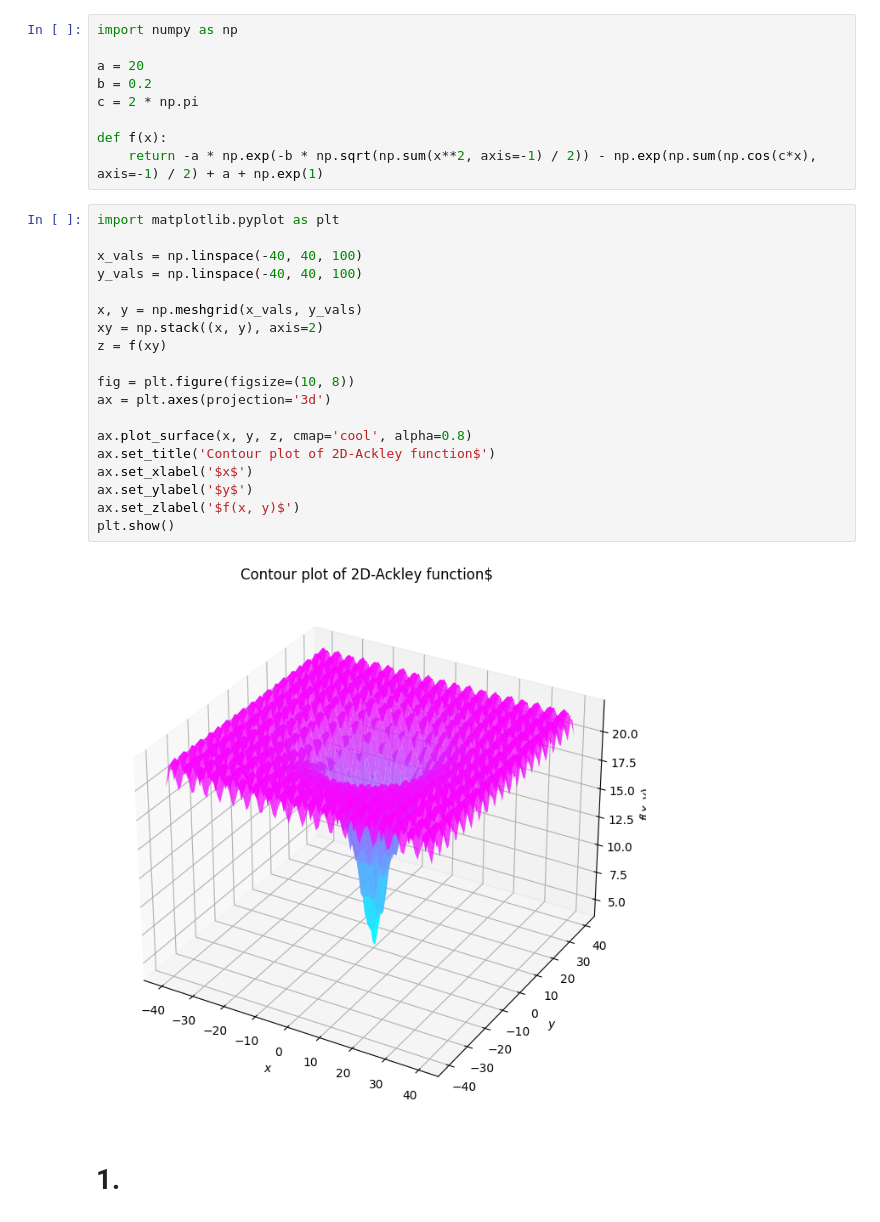
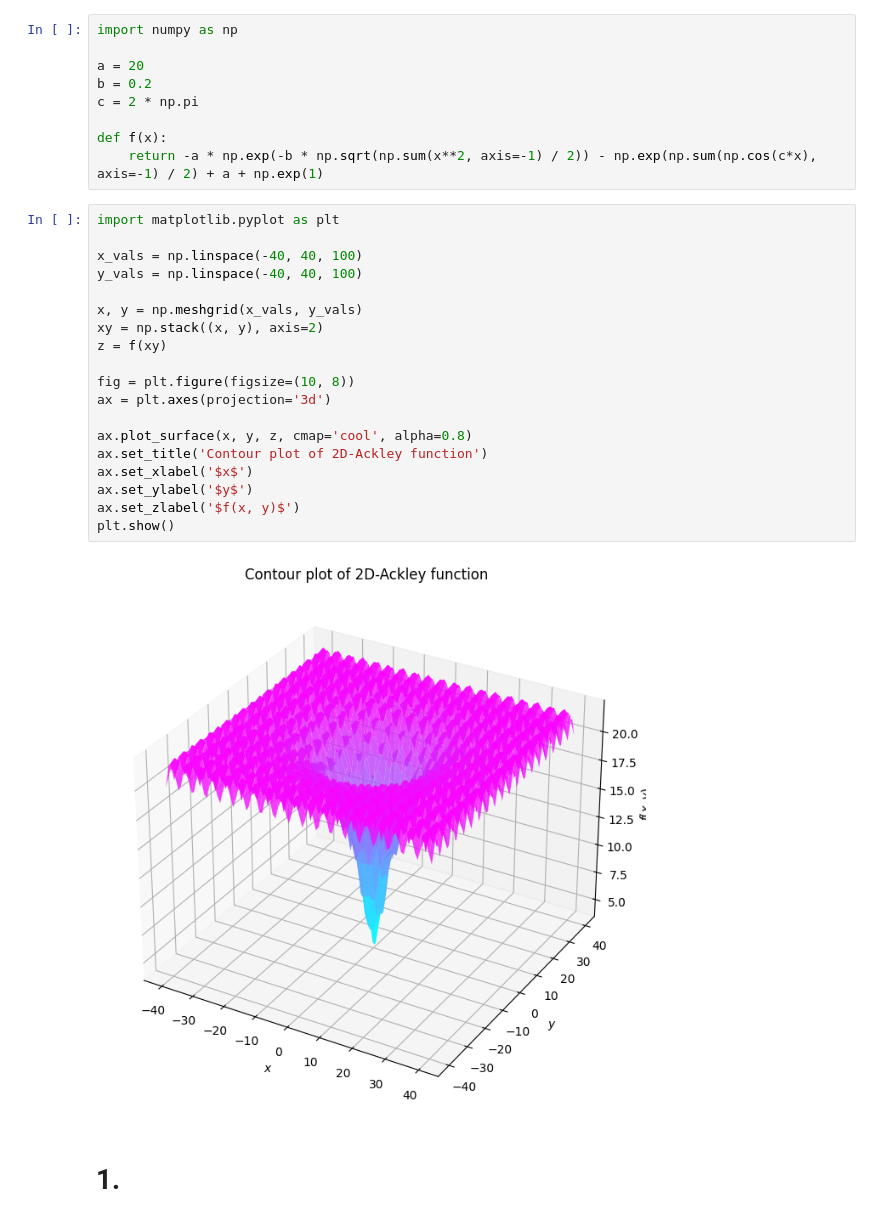
Before and after one commit to SiddharthYadav-v/DS401_Optimization_for_data_science, a Jupyter notebook: Assignment-2/solution.ipynb, the cells around one changed output. Drawn from its saved outputs; the diff is of its cells as text.

```diff
--- a/Assignment-2/solution.ipynb
+++ b/Assignment-2/solution.ipynb
@@ -14,24 +14,24 @@ def f(x):
 # %%
 import matplotlib.pyplot as plt
 
 x_vals = np.linspace(-40, 40, 100)
 y_vals = np.linspace(-40, 40, 100)
 
 x, y = np.meshgrid(x_vals, y_vals)
 xy = np.stack((x, y), axis=2)
 z = f(xy)
 
 fig = plt.figure(figsize=(10, 8))
 ax = plt.axes(projection='3d')
 
 ax.plot_surface(x, y, z, cmap='cool', alpha=0.8)
-ax.set_title('Contour plot of 2D-Ackley function$')
+ax.set_title('Contour plot of 2D-Ackley function')
 ax.set_xlabel('$x$')
 ax.set_ylabel('$y$')
 ax.set_zlabel('$f(x, y)$')
 plt.show()
 # %% [output]
-[figure, old version]
+[figure, new version]
 # %% [markdown]
 # 1.
 # %% [markdown]
```
Also changed, not shown: parts of 14 cells of this notebook.
